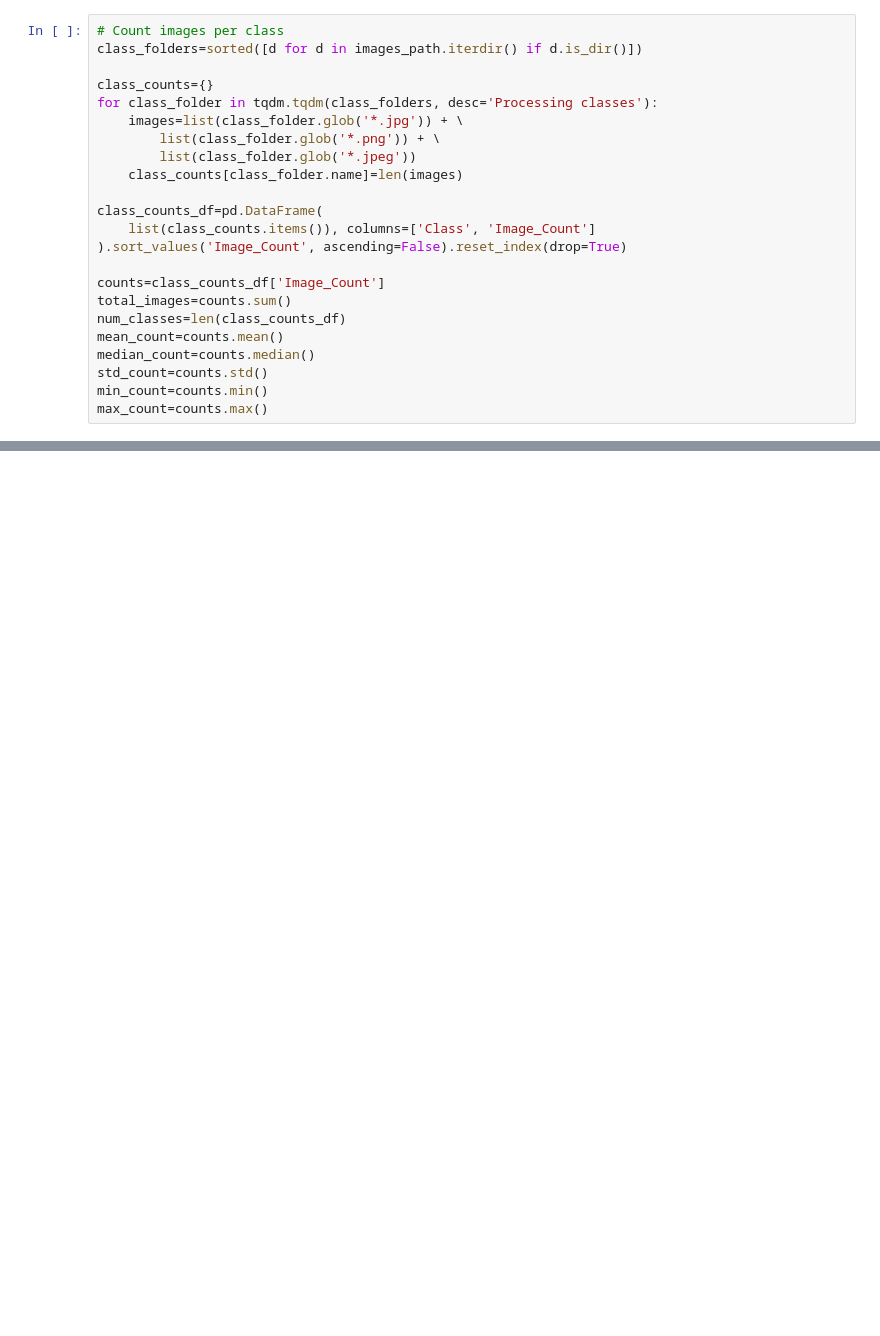
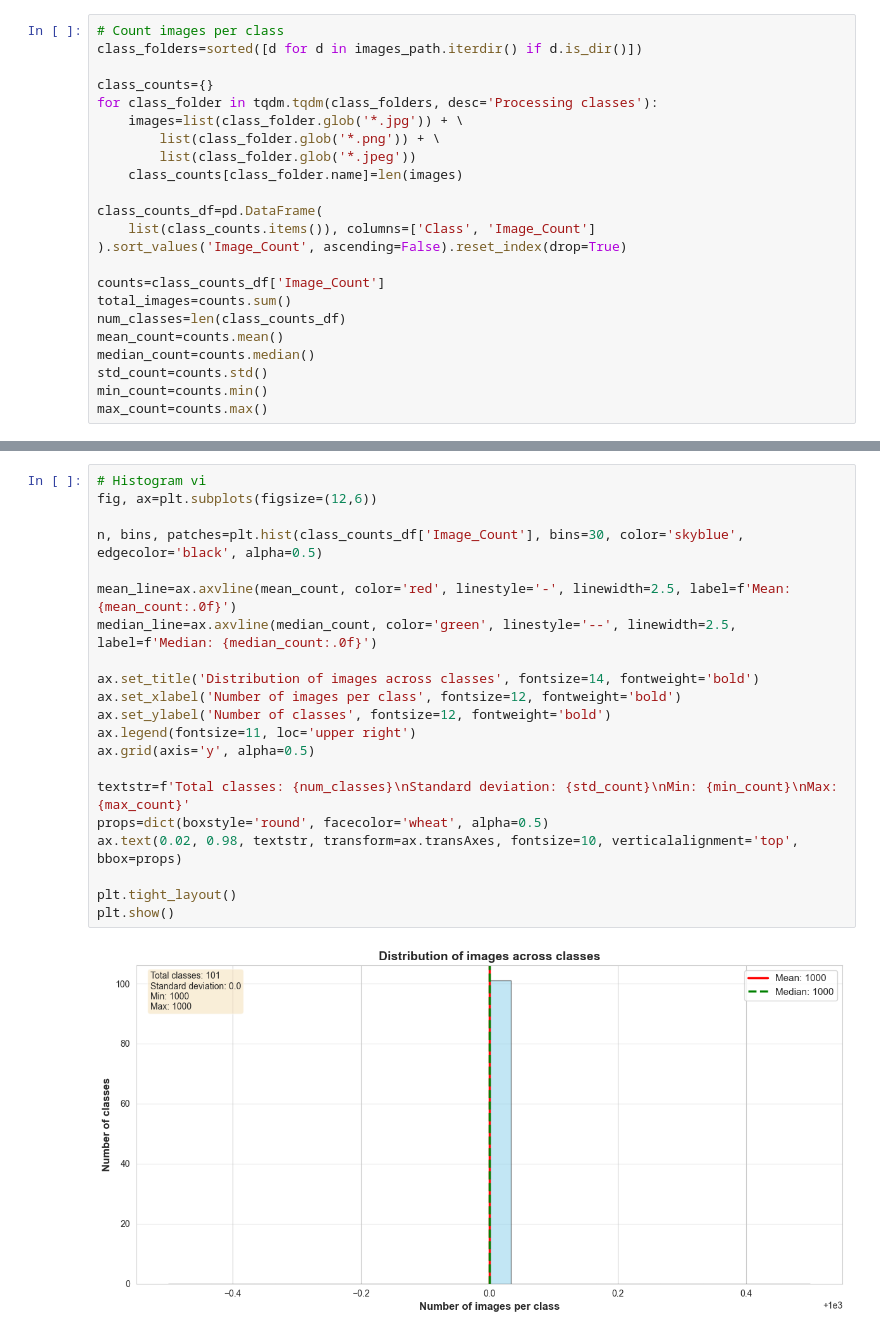
Before and after one commit to mm0narch/me-food, a Jupyter notebook: src/data_exploration/notebook.ipynb, the cells around one changed output, grey strips where cells are left out. Drawn from its saved outputs; the diff is of its cells as text; blank space fills up the shorter version.

```diff
--- a/src/data_exploration/notebook.ipynb
+++ b/src/data_exploration/notebook.ipynb
@@ -75,3 +78,26 @@ plt.tight_layout()
 plt.show()
 # %% [output]
 [figure]
+# %%
+# Histogram vi
+fig, ax=plt.subplots(figsize=(12,6))
+
+n, bins, patches=plt.hist(class_counts_df['Image_Count'], bins=30, color='skyblue', edgecolor='black', alpha=0.5)
+
+mean_line=ax.axvline(mean_count, color='red', linestyle='-', linewidth=2.5, label=f'Mean: {mean_count:.0f}')
+median_line=ax.axvline(median_count, color='green', linestyle='--', linewidth=2.5, label=f'Median: {median_count:.0f}')
+
+ax.set_title('Distribution of images across classes', fontsize=14, fontweight='bold')
+ax.set_xlabel('Number of images per class', fontsize=12, fontweight='bold')
+ax.set_ylabel('Number of classes', fontsize=12, fontweight='bold')
+ax.legend(fontsize=11, loc='upper right')
+ax.grid(axis='y', alpha=0.5)
+
+textstr=f'Total classes: {num_classes}\nStandard deviation: {std_count}\nMin: {min_count}\nMax: {max_count}'
+props=dict(boxstyle='round', facecolor='wheat', alpha=0.5)
+ax.text(0.02, 0.98, textstr, transform=ax.transAxes, fontsize=10, verticalalignment='top', bbox=props)
+
+plt.tight_layout()
+plt.show()
+# %% [output]
+[figure, added]
```
Also changed, not shown: parts of 6 cells of this notebook.
